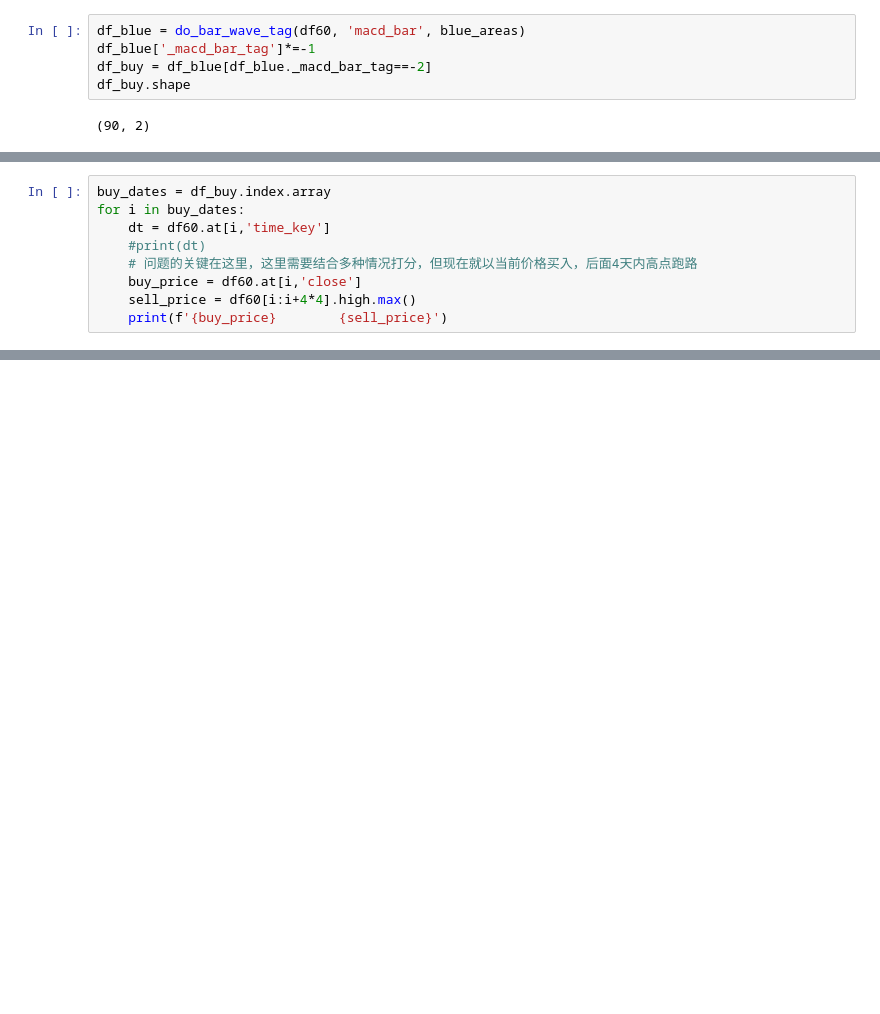
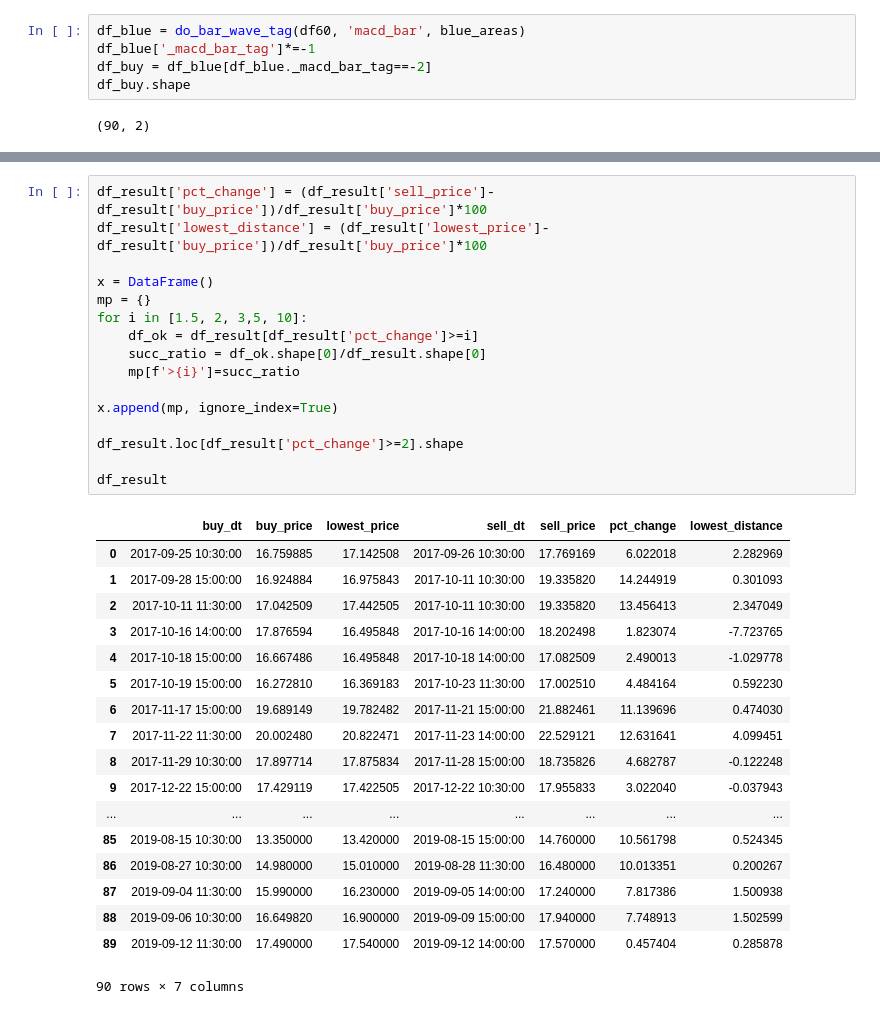
Before and after one commit to drunkpig/macd_exp, a Jupyter notebook: 一只可能性判断.ipynb, the cells around one changed output, grey strips where cells are left out. Drawn from its saved outputs; the diff is of its cells as text; blank space fills up the shorter version.

```diff
--- a/一只可能性判断.ipynb
+++ b/一只可能性判断.ipynb
@@ -105,10 +95 @@ df_buy
 90 rows × 2 columns
-# %%
-buy_dates = df_buy.index.array
-for i in buy_dates:
-    dt = df60.at[i,'time_key']
-    #print(dt)
-    # 问题的关键在这里，这里需要结合多种情况打分，但现在就以当前价格买入，后面4天内高点跑路
-    buy_price = df60.at[i,'close']
-    sell_price = df60[i:i+4*4].high.max()
-    print(f'{buy_price}        {sell_price}')
@@ -132,0 +156,35 @@ for i in buy_dates:
+# %%
+df_result['pct_change'] = (df_result['sell_price']-df_result['buy_price'])/df_result['buy_price']*100
+df_result['lowest_distance'] = (df_result['lowest_price']-df_result['buy_price'])/df_result['buy_price']*100
+
+x = DataFrame()
+mp = {}
+for i in [1.5, 2, 3,5, 10]:
+    df_ok = df_result[df_result['pct_change']>=i]
+    succ_ratio = df_ok.shape[0]/df_result.shape[0]
+    mp[f'>{i}']=succ_ratio
+
+x.append(mp, ignore_index=True)
+
+df_result.loc[df_result['pct_change']>=2].shape
+
+df_result
+# %% [output]
+|  | buy_dt | buy_price | lowest_price | sell_dt | sell_price | pct_change | lowest_distance |
+| 0 | 2017-09-25 10:30:00 | 16.759885 | 17.142508 | 2017-09-26 10:30:00 | 17.769169 | 6.022018 | 2.282969 |
+| 1 | 2017-09-28 15:00:00 | 16.924884 | 16.975843 | 2017-10-11 10:30:00 | 19.335820 | 14.244919 | 0.301093 |
+| 2 | 2017-10-11 11:30:00 | 17.042509 | 17.442505 | 2017-10-11 10:30:00 | 19.335820 | 13.456413 | 2.347049 |
+| 3 | 2017-10-16 14:00:00 | 17.876594 | 16.495848 | 2017-10-16 14:00:00 | 18.202498 | 1.823074 | -7.723765 |
+| 4 | 2017-10-18 15:00:00 | 16.667486 | 16.495848 | 2017-10-18 14:00:00 | 17.082509 | 2.490013 | -1.029778 |
+| 5 | 2017-10-19 15:00:00 | 16.272810 | 16.369183 | 2017-10-23 11:30:00 | 17.002510 | 4.484164 | 0.592230 |
+| 6 | 2017-11-17 15:00:00 | 19.689149 | 19.782482 | 2017-11-21 15:00:00 | 21.882461 | 11.139696 | 0.474030 |
+| 7 | 2017-11-22 11:30:00 | 20.002480 | 20.822471 | 2017-11-23 14:00:00 | 22.529121 | 12.631641 | 4.099451 |
+| 8 | 2017-11-29 10:30:00 | 17.897714 | 17.875834 | 2017-11-28 15:00:00 | 18.735826 | 4.682787 | -0.122248 |
+| 9 | 2017-12-22 15:00:00 | 17.429119 | 17.422505 | 2017-12-22 10:30:00 | 17.955833 | 3.022040 | -0.037943 |
+| ... | ... | ... | ... | ... | ... | ... | ... |
+| 85 | 2019-08-15 10:30:00 | 13.350000 | 13.420000 | 2019-08-15 15:00:00 | 14.760000 | 10.561798 | 0.524345 |
+| 86 | 2019-08-27 10:30:00 | 14.980000 | 15.010000 | 2019-08-28 11:30:00 | 16.480000 | 10.013351 | 0.200267 |
+| 87 | 2019-09-04 11:30:00 | 15.990000 | 16.230000 | 2019-09-05 14:00:00 | 17.240000 | 7.817386 | 1.500938 |
+| 88 | 2019-09-06 10:30:00 | 16.649820 | 16.900000 | 2019-09-09 15:00:00 | 17.940000 | 7.748913 | 1.502599 |
+| 89 | 2019-09-12 11:30:00 | 17.490000 | 17.540000 | 2019-09-12 14:00:00 | 17.570000 | 0.457404 | 0.285878 |
+90 rows × 7 columns
```
Also changed, not shown: parts of 6 cells of this notebook, 8 other files.
